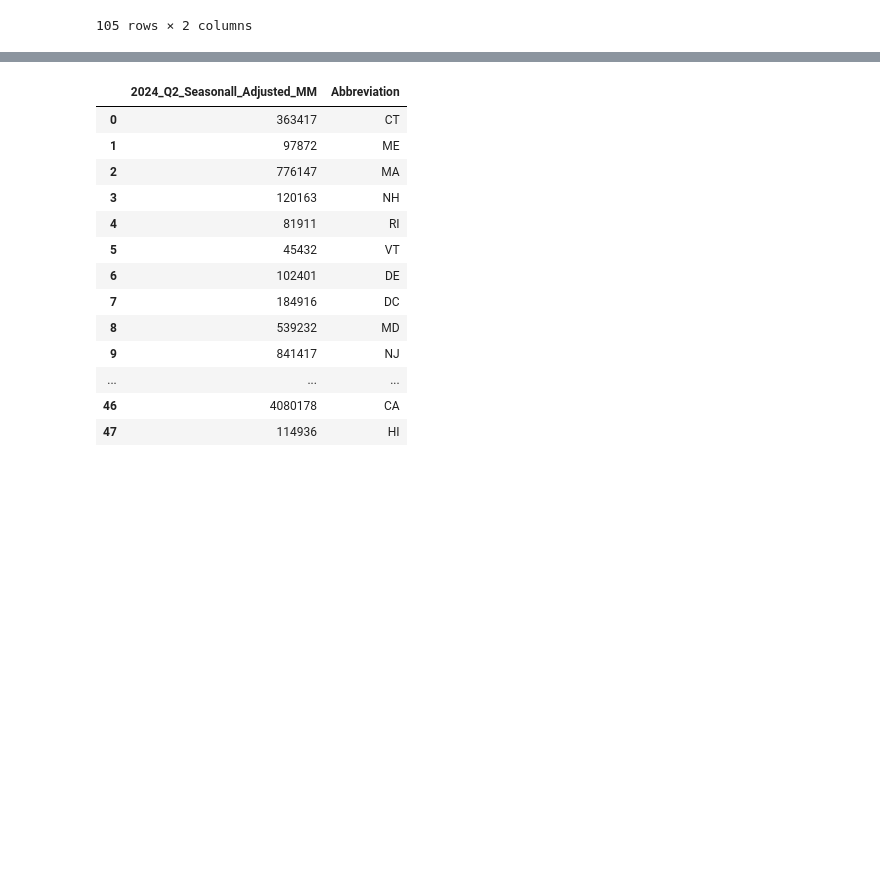
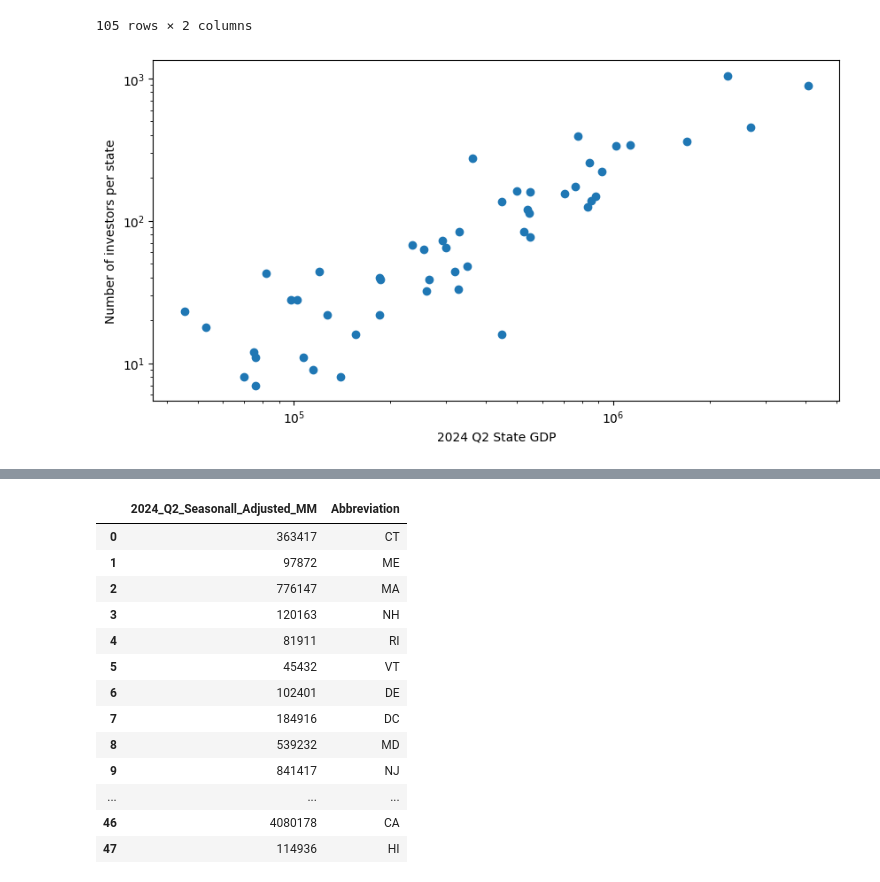
Before and after one commit to NathanDennis1/Modeling-Financial-Portfolios, a Jupyter notebook: milestone3/ms3_david.ipynb, the cells around one changed output, grey strips where cells are left out. Saved outputs shown, nothing was run; the diff lists cells and outputs as text; code cells hidden in the pictures; blank space fills up the shorter version.

```diff
--- a/milestone3/ms3_david.ipynb
+++ b/milestone3/ms3_david.ipynb
@@ -252,5 +252,14 @@ df_
 105 rows × 2 columns
 # %%
 df_state_gdp =df_state_gdp.merge(right=df_, how='inner',left_on = 'Abbreviation',right_on='FILINGMANAGER_STATEORCOUNTRY')
+# %%
+fig, ax = plt.subplots(1,1,figsize=(10,5))
+ax.scatter(df_state_gdp['2024_Q2_Seasonall_Adjusted_MM'], df_state_gdp['count'])
+ax.set_xscale('log')
+ax.set_xlabel("2024 Q2 State GDP")
+ax.set_ylabel("Number of investors per state")
+ax.set_yscale('log')
+# %% [output]
+[figure, added]
 # %%
 fig, ax = plt.subplots(1,1,figsize=(10,5))
```
Also changed, not shown: parts of 3 cells of this notebook, 5 other files.
